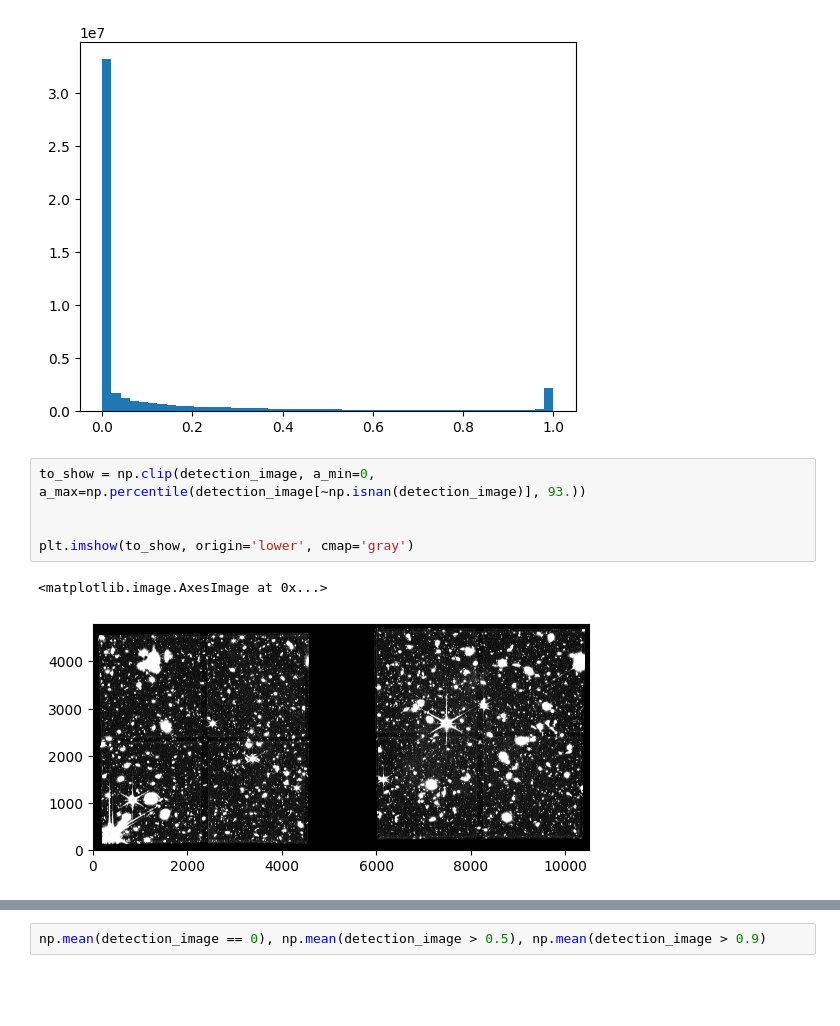
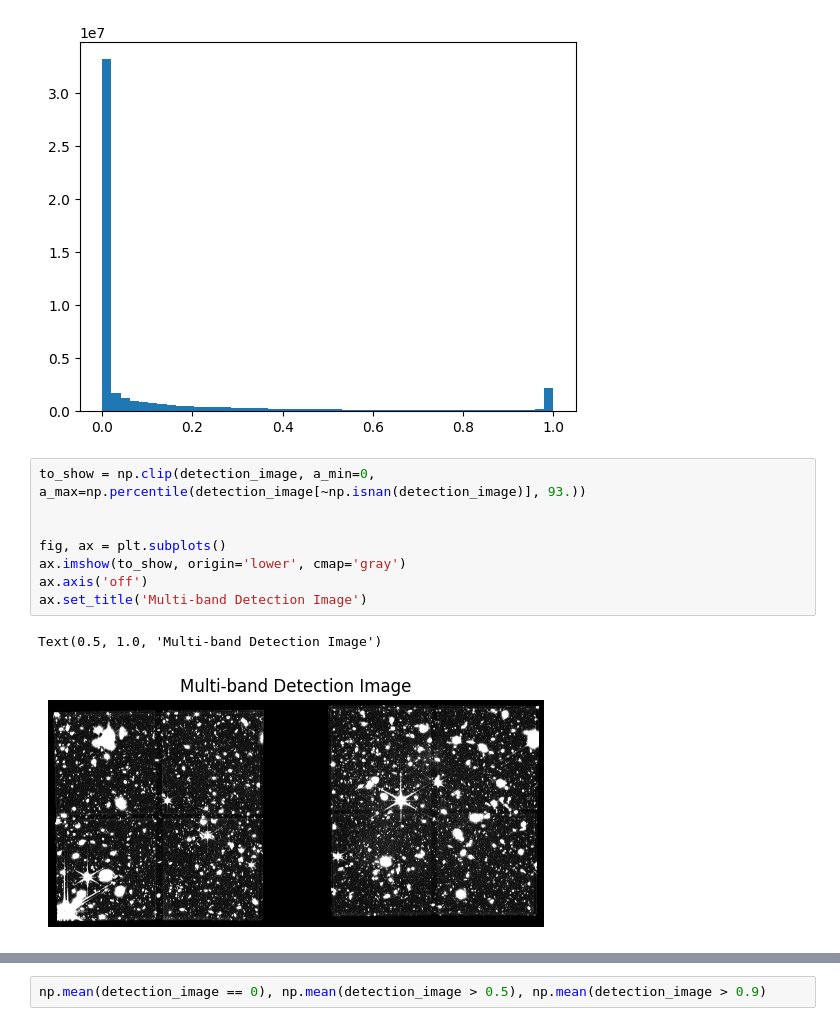
Before and after one commit to mwalmsley/gz-jwst, a Jupyter notebook: gzjwst/catalog_for_survey_chisq_full.ipynb, the cells around one changed output, grey strips where cells are left out. Saved outputs shown, nothing was run; the diff lists cells and outputs as text; blank space fills up the shorter version.

Commit message:
tweak figures

```diff
--- a/gzjwst/catalog_for_survey_chisq_full.ipynb
+++ b/gzjwst/catalog_for_survey_chisq_full.ipynb
@@ -55,8 +64,11 @@ _ = plt.hist(detection_image.flatten(), bins=np.linspace(0, 1))
 # %%
 to_show = np.clip(detection_image, a_min=0, a_max=np.percentile(detection_image[~np.isnan(detection_image)], 93.))
 
 
-plt.imshow(to_show, origin='lower', cmap='gray')
+fig, ax = plt.subplots()
+ax.imshow(to_show, origin='lower', cmap='gray')
+ax.axis('off')
+ax.set_title('Multi-band Detection Image')
 # %% [output]
-<matplotlib.image.AxesImage at 0x...>
+Text(0.5, 1.0, 'Multi-band Detection Image')
-[figure, old version]
+[figure, new version]
```
Also changed, not shown: parts of 7 cells of this notebook, 1 other file.
